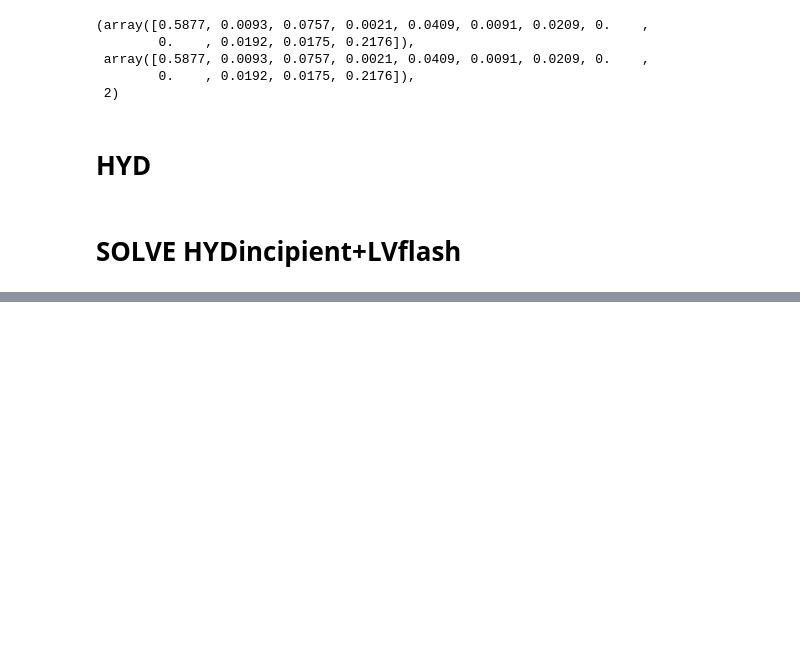
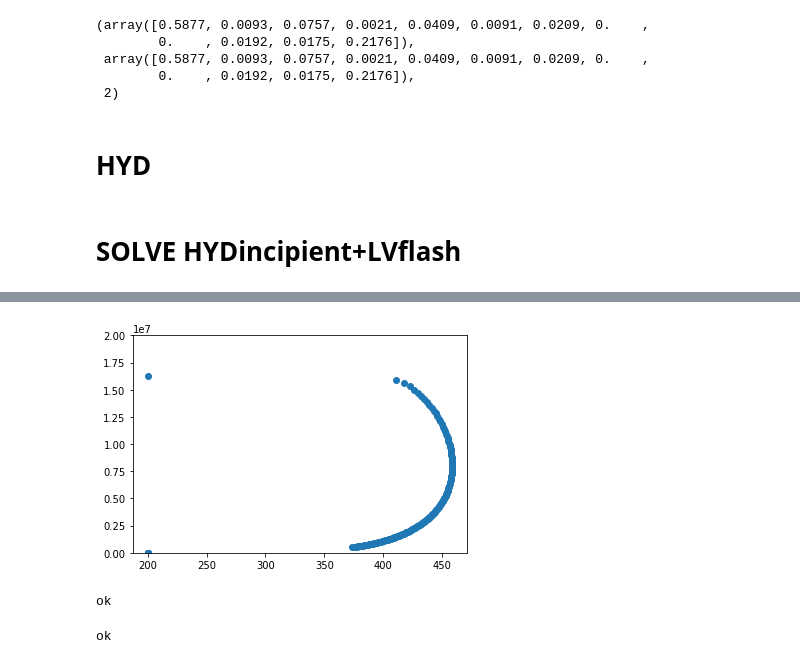
Before and after one commit to iurisegtovich/PyTherm-applied-thermodynamics, a Jupyter notebook: contents/models-and-algorithms-laboratory/HYDincipient_LVflash/HYD_flashLV.ipynb, the cells around one changed output, grey strips where cells are left out. Drawn from its saved outputs; the diff is of its cells as text; code cells hidden in the pictures; blank space fills up the shorter version.

```diff
--- a/contents/models-and-algorithms-laboratory/HYDincipient_LVflash/HYD_flashLV.ipynb
+++ b/contents/models-and-algorithms-laboratory/HYDincipient_LVflash/HYD_flashLV.ipynb
@@ -821,0 +936,25 @@ plotPhaseDiagram()
+# %%
+z=zgas
+ncomp=Ncomp
+eos=eosPR
+for i in range(len(P_grid)-2):
+    #P_grid[i+2] = P_grid[i+1] + (P_grid[i+1] - P_grid[i])*(delta_T*(5/(i+1)/(T[i+1]-T[i])))
+    P_grid[i+2] = P_grid[i+1]*1.02
+    K = K_old + (K_old - K_old_old)*delta_T*(3.5/(i+1))/(T[i+1]-T[i])
+    try:
+        ans = flash_PBeta(T_guess,P_grid[i+2],z,BETA,K,ncomp,eos)
+        if ans[4]>100: raise StopIteration
+    except Exception as e:
+        print('finished diagram with: ', e)
+        break
+    x[i+2,:] = ans[0]
+    y[i+2,:] = ans[1]
+    K_old_old = K_old
+    K_old = ans[2]
+    T[i+2] = ans[3]
+    iterations[i+2] = ans[4]
+    T_guess = T[i+2]
+
+    #print(P_grid[i+2],T[i+2],np.log(K_old),iterations[i+2])
+    print(i/(len(P_grid)-2-1) * 100, '%')
+print('ok')
@@ -821,0 +979,55 @@ plotPhaseDiagram()
+# %%
+plt.scatter(T,P_grid)
+plt.ylim(0,2e7)
+plt.show()
+print('ok')
+T1=T.copy()
+P_grid1=P_grid.copy()
+# %% [output]
+[figure, added]
+ok
+# %%
+T=283.
+P=30e5
+
+
+#P_grid = np.linspace(5e5,90e5,500)
+ngrid=300
+P_grid2 = np.zeros(ngrid)
+iterations2 = np.zeros(ngrid)
+BETA = 0 #0.010
+T_guess = 200
+
+P_grid2[0] = 5e5
+P_grid2[1] = 5.5e5
+
+delta_T = 2
+
+x2 = np.zeros([ngrid,Ncomp])
+y2 = np.zeros([ngrid,Ncomp])
+T2 = np.ones(ngrid)*200
+
+K = np.exp(np.log(pc/P)+5.373*(1.+w)*(1.-tc/T_guess))
+
+
+ans = flash_PBeta(T_guess,P_grid2[0],zgas,BETA,K,Ncomp,eosPR)
+x2[0,:] = ans[0]
+y2[0,:] = ans[1]
+K_old_old = ans[2]
+T2[0] = ans[3]
+iterations2[0] = ans[4]
+
+T_guess = T2[0]
+
+ans = flash_PBeta(T_guess,P_grid2[1],zgas,BETA,K_old_old,Ncomp,eosPR)
+x2[1,:] = ans[0]
+y2[1,:] = ans[1]
+K_old = ans[2]
+T2[1] = ans[3]
+iterations2[1] = ans[4]
+
+T_guess = T2[1]
+
+print('ok')
+# %% [output]
+ok
```
Also changed, not shown: parts of 12 cells of this notebook.
